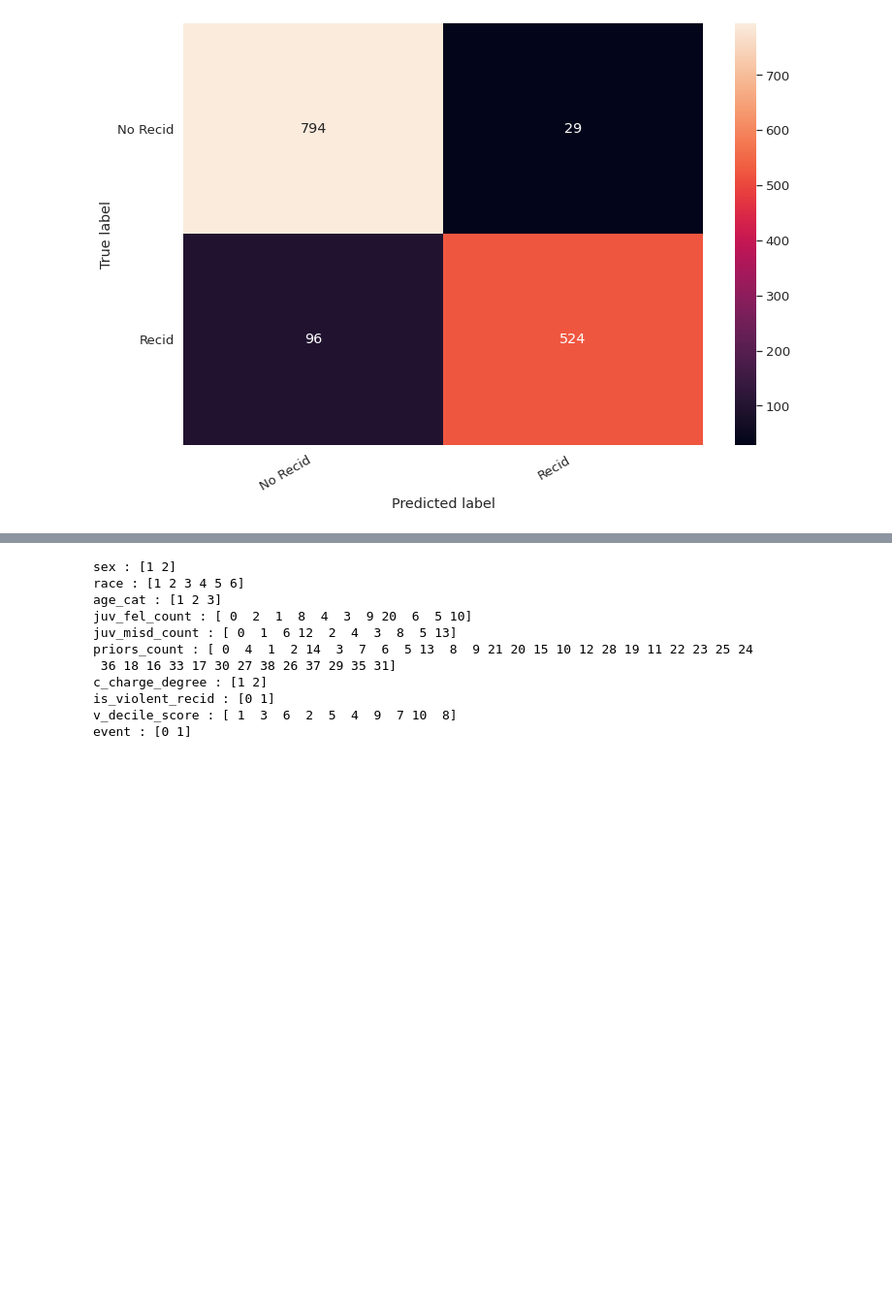
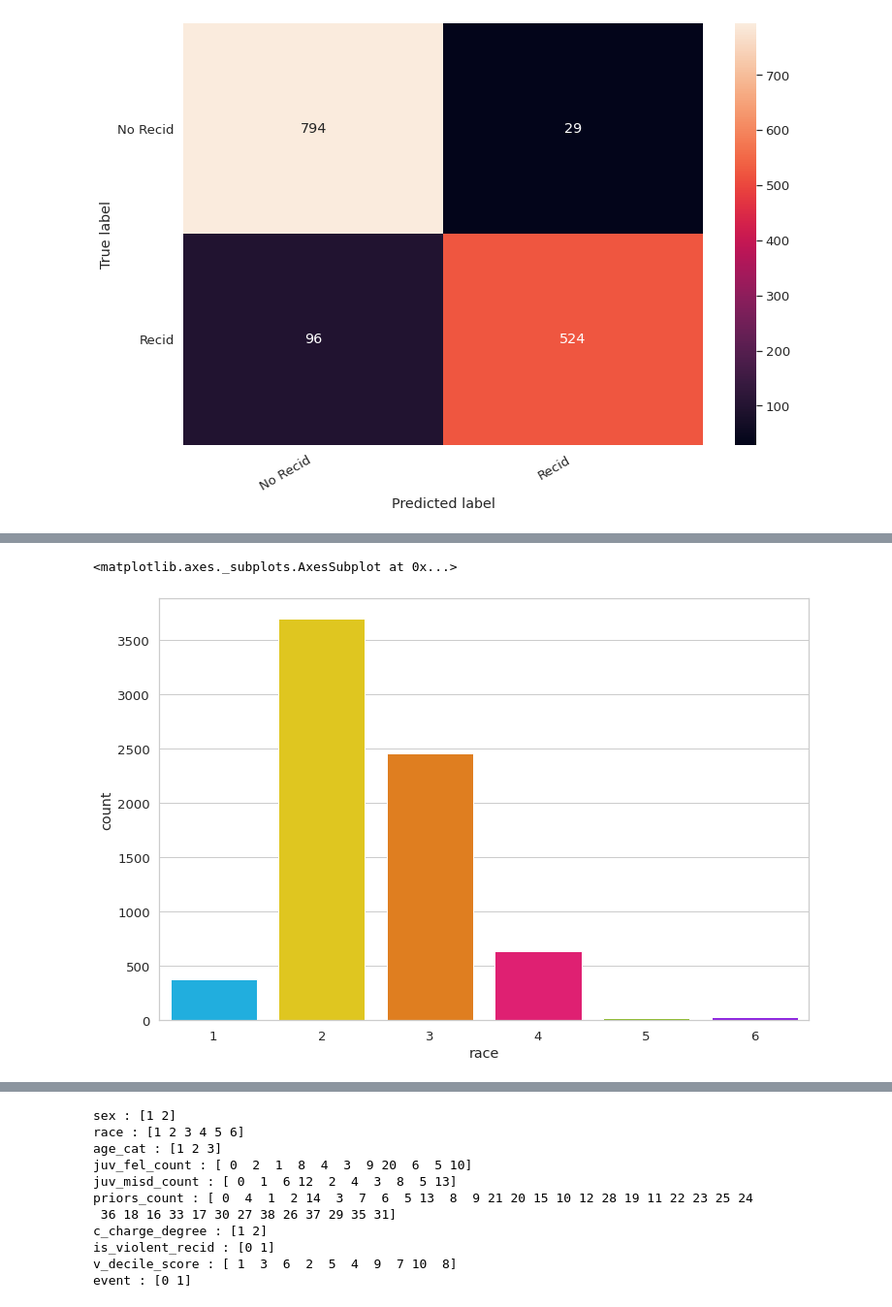
Before and after one commit to irmanfaqrizal/datascience, a Jupyter notebook: secondpart.ipynb, the cells around one changed output, grey strips where cells are left out. Shown at 97% size. Saved outputs shown, nothing was run; the diff lists cells and outputs as text; code cells hidden in the pictures; blank space fills up the shorter version.

```diff
--- a/secondpart.ipynb
+++ b/secondpart.ipynb
@@ -241,0 +248,5 @@ plt.xlabel('Predicted label');
+# %%
+sns.countplot(df.race)
+# %% [output]
+<matplotlib.axes._subplots.AxesSubplot at 0x...>
+[figure, added]
```
Also changed, not shown: parts of 14 cells of this notebook.
